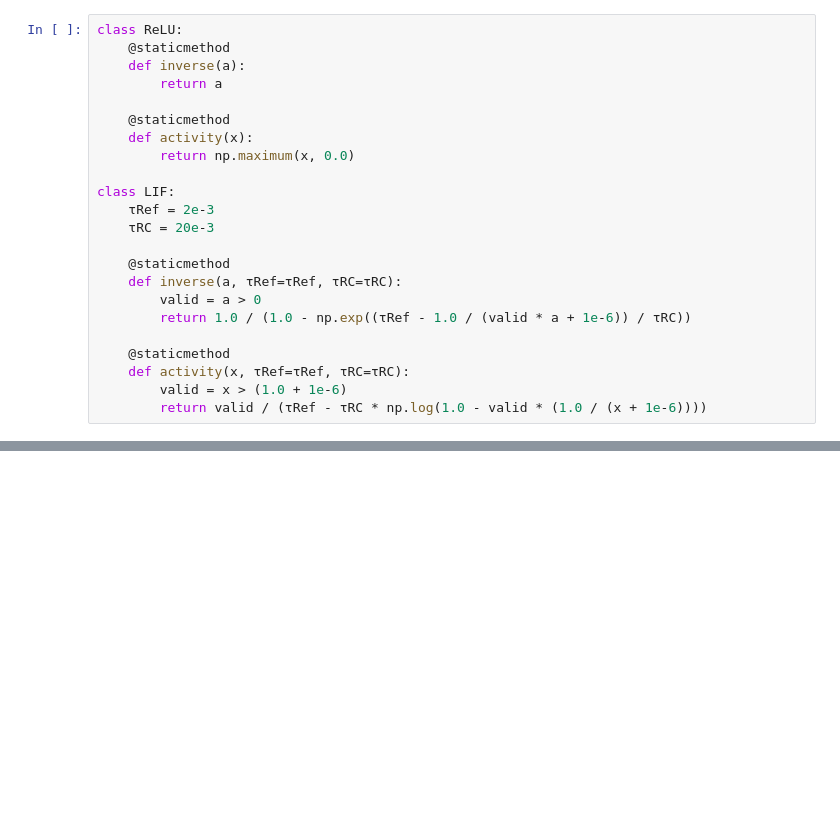
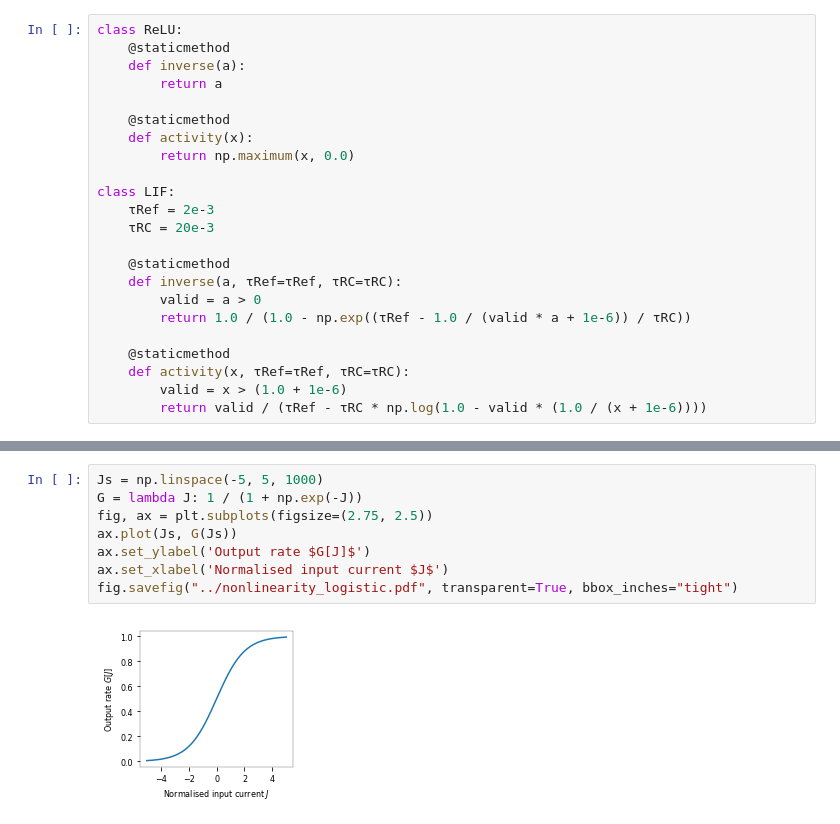
Before and after one commit to astoeckel/syde556-w20, a Jupyter notebook: lectures/lecture_02/media/code/neuron_nonlinearities.ipynb, the cells around one changed output, grey strips where cells are left out. Drawn from its saved outputs; the diff is of its cells as text; blank space fills up the shorter version.

```diff
--- a/lectures/lecture_02/media/code/neuron_nonlinearities.ipynb
+++ b/lectures/lecture_02/media/code/neuron_nonlinearities.ipynb
@@ -48,0 +79,10 @@ fig.savefig("../lif_neuron_rate_tau_ref.pdf", transparent=True, bbox_inches="tig
+# %%
+Js = np.linspace(-5, 5, 1000)
+G = lambda J: 1 / (1 + np.exp(-J))
+fig, ax = plt.subplots(figsize=(2.75, 2.5))
+ax.plot(Js, G(Js))
+ax.set_ylabel('Output rate $G[J]$')
+ax.set_xlabel('Normalised input current $J$')
+fig.savefig("../nonlinearity_logistic.pdf", transparent=True, bbox_inches="tight")
+# %% [output]
+[figure, added]
```
Also changed, not shown: parts of 6 cells of this notebook, 19 other files.
